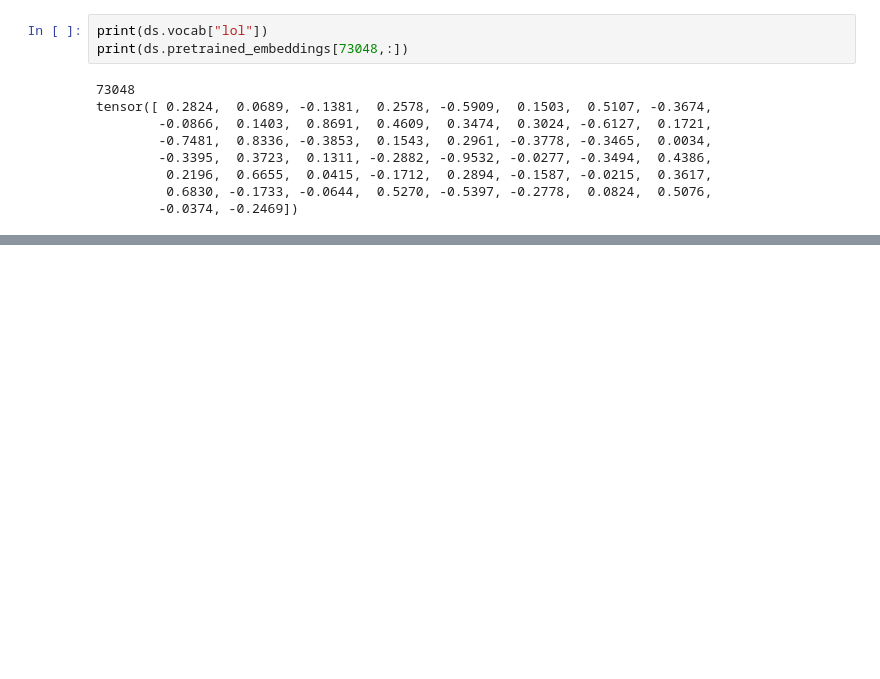
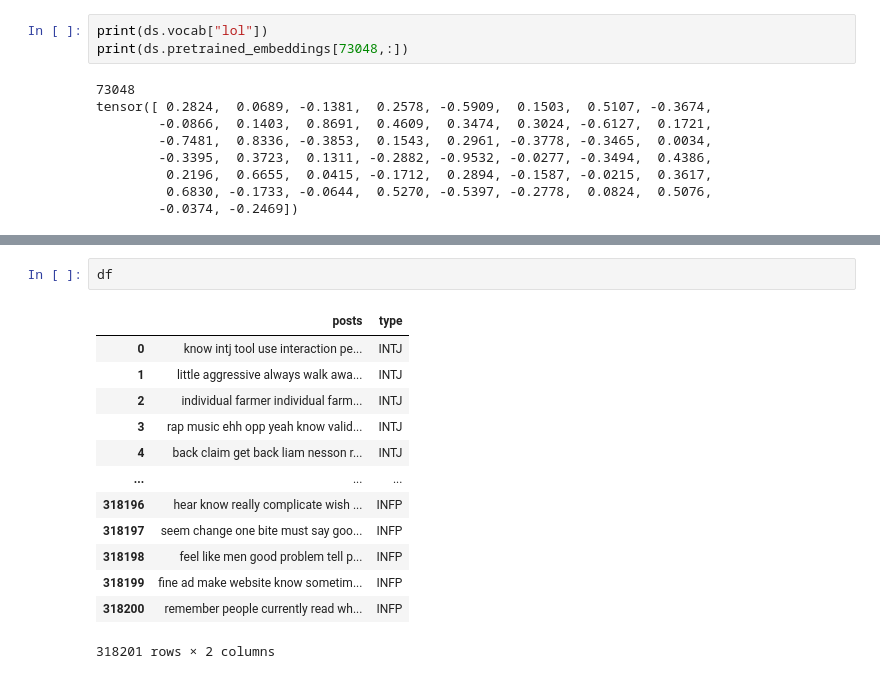
Before and after one commit to darkpanther99/MBTI_personality_classification, a Jupyter notebook: data_pipeline.ipynb, the cells around one changed output, grey strips where cells are left out. Cells and saved outputs as stored; diff of their text form; blank space fills up the shorter version.

```diff
--- a/data_pipeline.ipynb
+++ b/data_pipeline.ipynb
@@ -161,0 +202,16 @@ tensor([ 0.2824,  0.0689, -0.1381,  0.2578, -0.5909,  0.1503,  0.5107, -0.3674,
+# %%
+df
+# %% [output]
+|  | posts | type |
+| 0 | know intj tool use interaction pe... | INTJ |
+| 1 | little aggressive always walk awa... | INTJ |
+| 2 | individual farmer individual farm... | INTJ |
+| 3 | rap music ehh opp yeah know valid... | INTJ |
+| 4 | back claim get back liam nesson r... | INTJ |
+| ... | ... | ... |
+| 318196 | hear know really complicate wish ... | INFP |
+| 318197 | seem change one bite must say goo... | INFP |
+| 318198 | feel like men good problem tell p... | INFP |
+| 318199 | fine ad make website know sometim... | INFP |
+| 318200 | remember people currently read wh... | INFP |
+318201 rows × 2 columns
```
Also changed, not shown: parts of 9 cells of this notebook.
